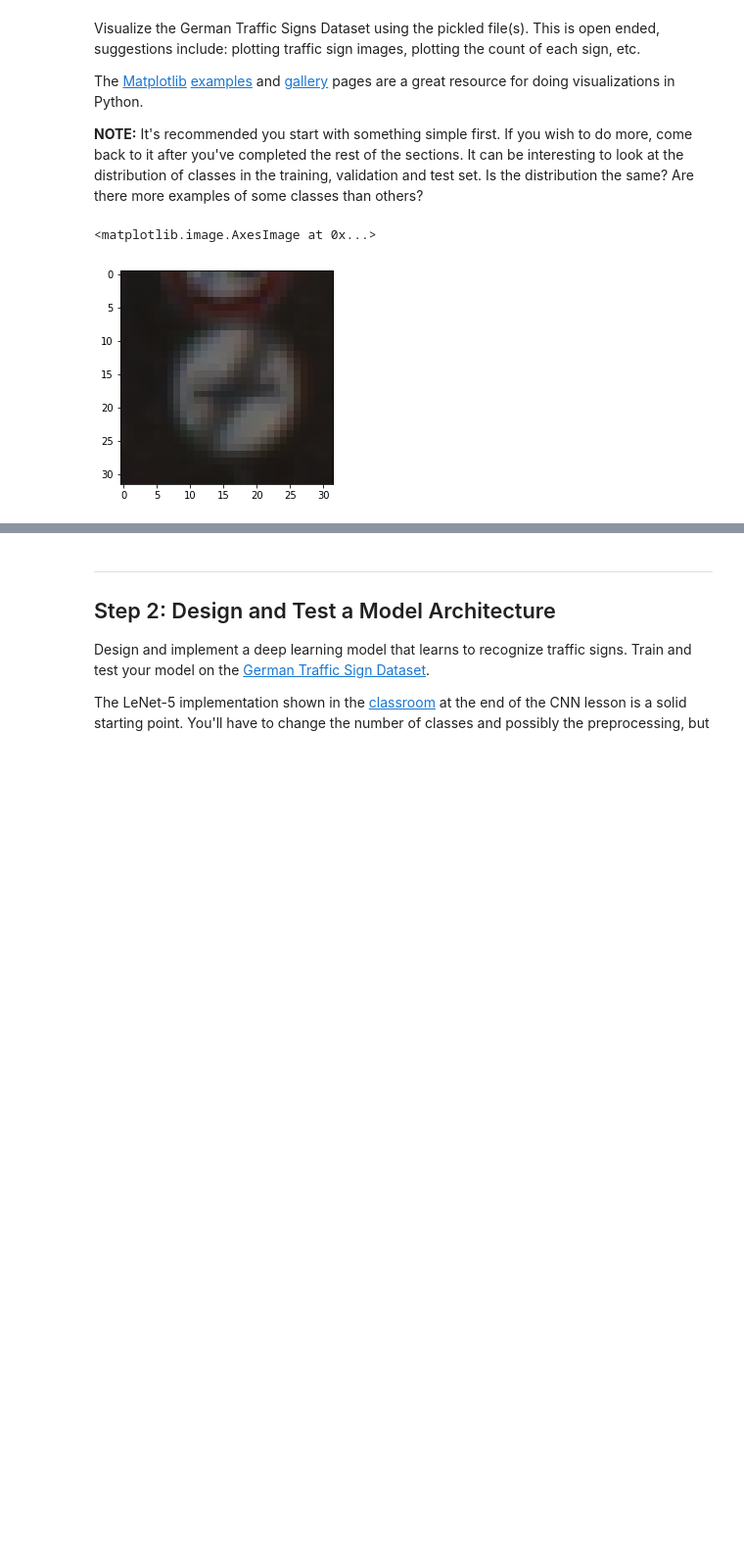
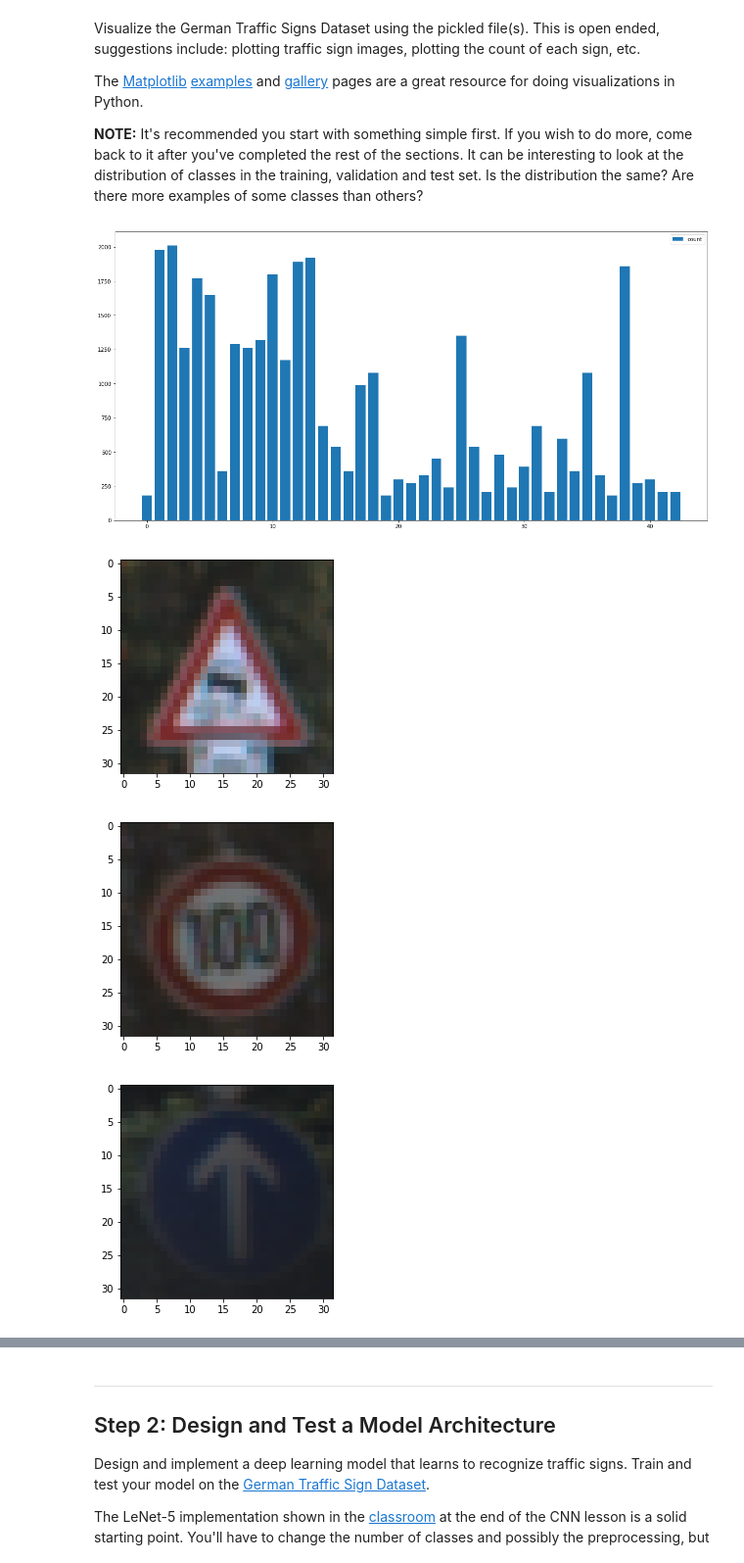
Before and after one commit to wujiang/CarND-Traffic-Sign-Classifier-Project, a Jupyter notebook: Traffic_Sign_Classifier.ipynb, the cells around one changed output, grey strips where cells are left out. Shown at 98% size. Cells and saved outputs as stored; diff of their text form; code cells hidden in the pictures; blank space fills up the shorter version.

```diff
--- a/Traffic_Sign_Classifier.ipynb
+++ b/Traffic_Sign_Classifier.ipynb
@@ -103,13 +105,35 @@ The [Matplotlib](http://matplotlib.org/) [examples](http://matplotlib.org/exampl
 # %%
 ### Data exploration visualization code goes here.
 ### Feel free to use as many code cells as needed.
+from collections import defaultdict
 import matplotlib.pyplot as plt
+from random import randint
+
+
 # Visualizations will be shown in the notebook.
 %matplotlib inline
 
-plt.imshow(X_train[0])
-# plt.imshow(X_train[100])
-# plt.imshow(X_test[0])
+
+label_count = defaultdict(int)
+for t in y_train:
+    label_count[t] += 1
+
+counts = [label_count[i] for i in range(n_classes)]
+
+plt.figure(figsize=(20, 10))
+axis = plt.gca()
+bar = plt.bar(range(n_classes), counts)
+axis.legend((bar[0],), ("count",))
+plt.show()
+
+sample_index = [randint(0, n_train) for _ in range(0, 10)]
+
+
+for idx in sample_index:
+    plt.figure()
+    plt.imshow(X_train[idx])
 # %% [output]
-<matplotlib.image.AxesImage at 0x...>
-[figure, old version]
+[figure, new version]
+[figure, added]
+[figure, added]
+[figure, added]
```
Also changed, not shown: parts of 8 cells of this notebook, 3 other files.
